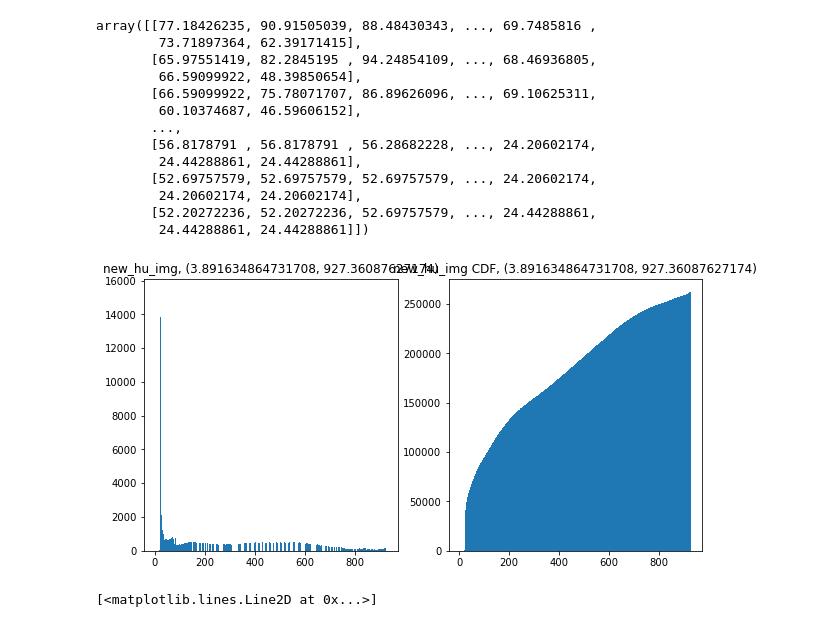
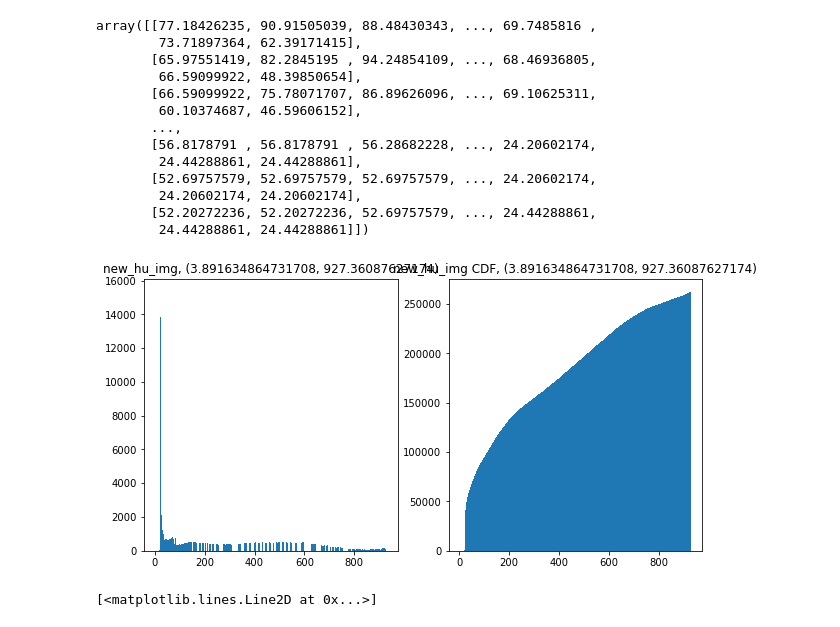
Before and after one commit to Jihwan98/2022-1, a Jupyter notebook: G-Follow/dicom_hist_3.ipynb, the cells around one changed output. Saved outputs shown, nothing was run; the diff lists cells and outputs as text; code cells hidden in the pictures.

```diff
--- a/G-Follow/dicom_hist_3.ipynb
+++ b/G-Follow/dicom_hist_3.ipynb
@@ -123,17 +123,17 @@ array([[77.18426235, 90.91505039, 88.48430343, ..., 69.7485816 ,
        [52.20272236, 52.20272236, 52.69757579, ..., 24.44288861,
         24.44288861, 24.44288861]])
 # %%
-hist3, bins3 = np.histogram(new_hu_img.flatten(), int(np.max(new_hu_img) - np.min(new_hu_img)), [np.min(new_hu_img), np.max(new_hu_img)])
+hist3, bins3 = np.histogram(new_hu_img.flatten(), int(np.max(new_hu_img) - np.min(new_hu_img) + 1), [np.min(new_hu_img), np.max(new_hu_img) + 1])
 plt.figure(figsize=(10,5))
 plt.subplot(1, 2, 1)
 plt.hist(new_hu_img.flatten(), bins3)
 plt.title(f"new_hu_img, {np.min(new_hu_img), np.max(new_hu_img)}")
 plt.subplot(1, 2, 2)
 plt.hist(new_hu_img.flatten(), bins3, cumulative=True)
 plt.title(f"new_hu_img CDF, {np.min(new_hu_img), np.max(new_hu_img)}")
 plt.show()
 # %% [output]
-[figure, old version]
+[figure, new version]
 # %%
 cdf1 = hist1.cumsum()
 # %%
```
Also changed, not shown: parts of 3 cells of this notebook, 4 other files.
